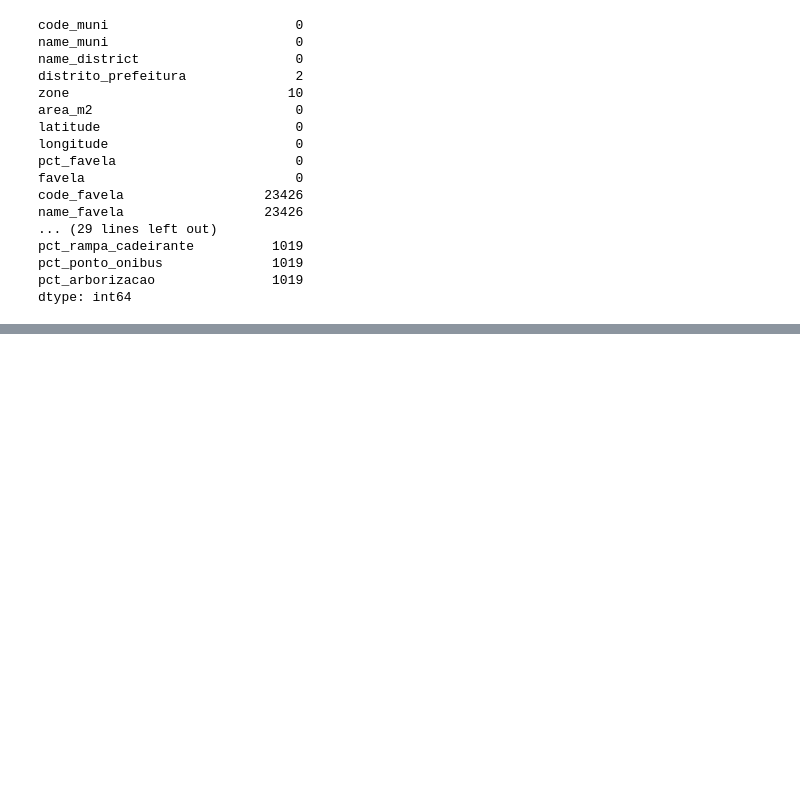
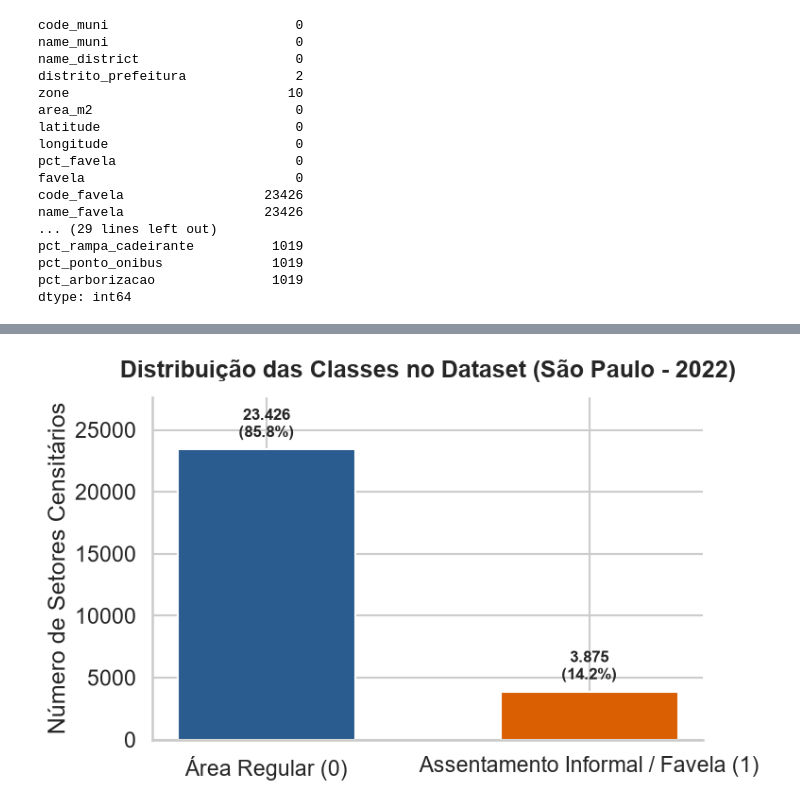
Before and after one commit to TalesVMAlves/spsd, a Jupyter notebook: notebooks/comunidades_ibge.ipynb, the cells around one changed output, grey strips where cells are left out. Saved outputs shown, nothing was run; the diff lists cells and outputs as text; code cells hidden in the pictures; blank space fills up the shorter version.

Commit message:
feat: gera gráficos de distribuição de classes, infraestrutura e dados faltantes

```diff
--- a/notebooks/comunidades_ibge.ipynb
+++ b/notebooks/comunidades_ibge.ipynb
@@ -566,0 +636,30 @@ dtype: int64
+# %%
+import matplotlib.pyplot as plt
+import seaborn as sns
+
+sns.set_theme(style="whitegrid", context="talk")
+CORES = ["#2b5c8f", "#d95f02"]
+
+# Gráfico de Desbalanceamento de Classes (favela = 0 vs 1)
+fig, ax = plt.subplots(figsize=(8, 5))
+contagem = dataset["favela"].value_counts().sort_index()
+labels = ["Área Regular (0)", "Assentamento Informal / Favela (1)"]
+barras = ax.bar(labels, contagem.values, color=CORES, width=0.55)
+
+for barra in barras:
+    altura = barra.get_height()
+    pct = (altura / len(dataset)) * 100
+    ax.annotate(f"{altura:,}\n({pct:.1f}%)".replace(",", "."),
+                xy=(barra.get_x() + barra.get_width() / 2, altura),
+                xytext=(0, 6), textcoords="offset points",
+                ha="center", va="bottom", fontweight="bold", fontsize=12)
+
+ax.set_title("Distribuição das Classes no Dataset (São Paulo - 2022)", pad=15, fontweight="bold")
+ax.set_ylabel("Número de Setores Censitários")
+ax.set_ylim(0, contagem.max() * 1.18)
+sns.despine()
+plt.tight_layout()
+plt.savefig(OUT / "grafico_1_classes.png", dpi=300)
+plt.show()
+# %% [output]
+[figure, added]
```
Also changed, not shown: parts of 17 cells of this notebook.
